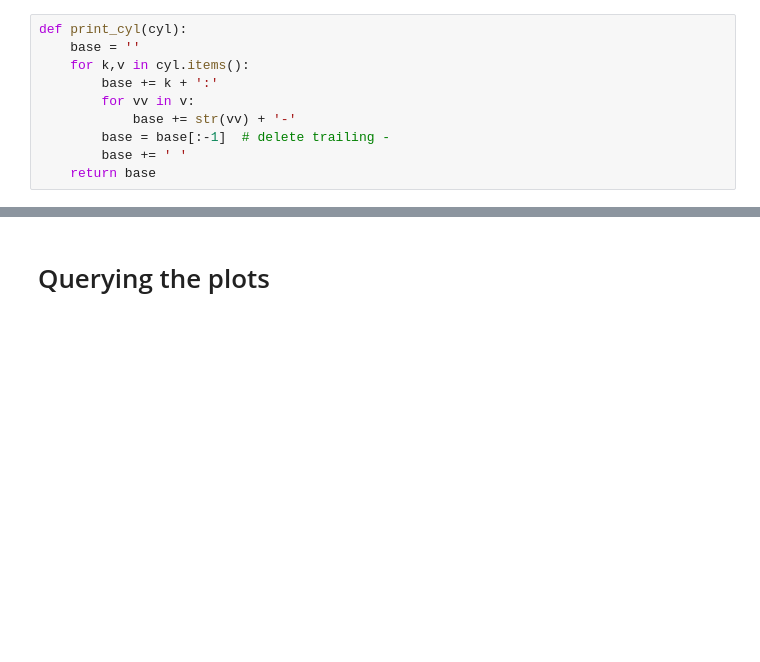
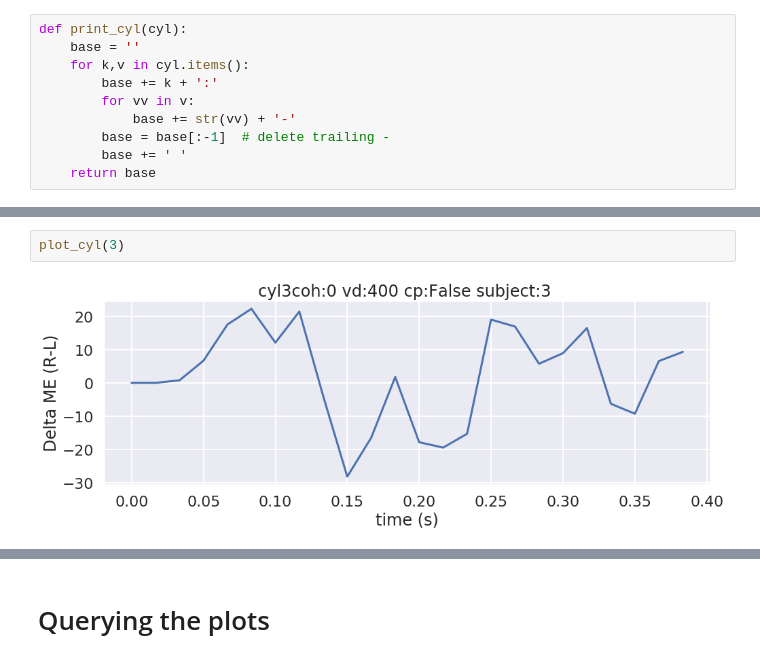
Before and after one commit to aernesto/motion_energy_Adrian, a Jupyter notebook: Python/notebooks/ME_pilot_summer_2019_II.ipynb, the cells around one changed output, grey strips where cells are left out. Drawn from its saved outputs; the diff is of its cells as text; blank space fills up the shorter version.

```diff
--- a/Python/notebooks/ME_pilot_summer_2019_II.ipynb
+++ b/Python/notebooks/ME_pilot_summer_2019_II.ipynb
@@ -143,0 +180,4 @@ Text(0.5, 1.0, 'coh:0 vd:400 cp:False ')
+# %%
+plot_cyl(3)
+# %% [output]
+[figure, added]
```
Also changed, not shown: parts of 16 cells of this notebook.
